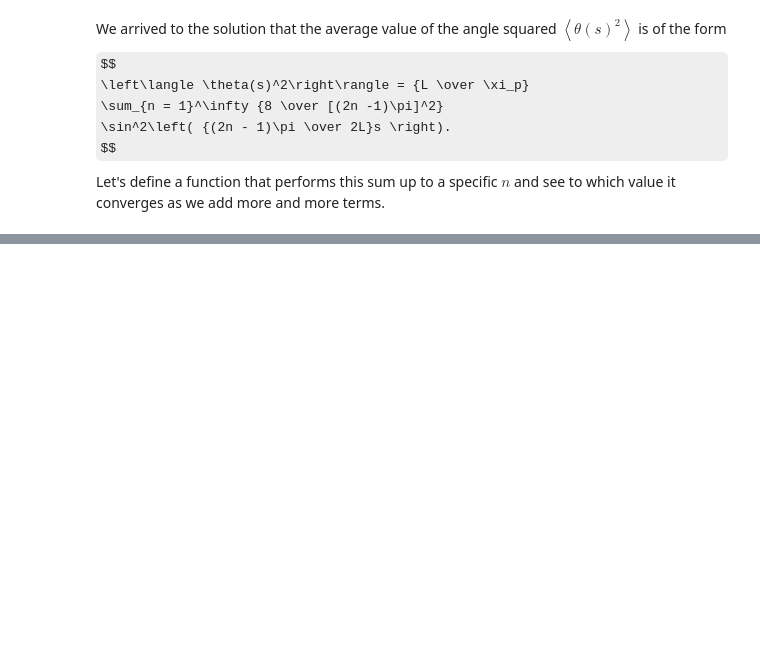
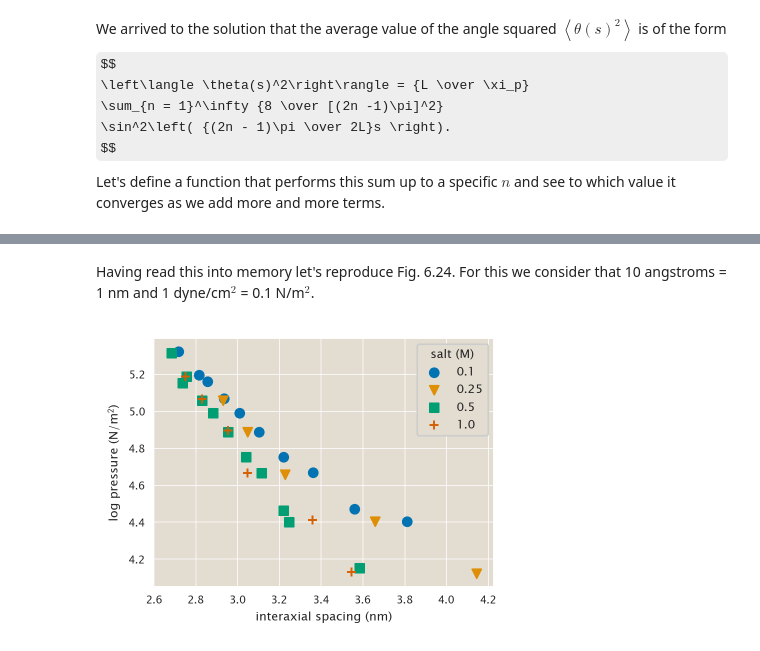
Before and after one commit to mrazomej/pboc, a Jupyter notebook: src/chapter_10.ipynb, the cells around one changed output, grey strips where cells are left out. Drawn from its saved outputs; the diff is of its cells as text; code cells hidden in the pictures; some formulas as TeX source; blank space fills up the shorter version.

```diff
--- a/src/chapter_10.ipynb
+++ b/src/chapter_10.ipynb
@@ -37,6 +38,8 @@ figdir = '../fig/'
 # %%
 # Set plotting style
 pstyle.set_plotting_style()
+# Set dpi for inline figures
+mpl.rcParams['figure.dpi'] = 110
 # %% [markdown]
 ## 10.1 D Persistence length and Fourier analysis
 # %% [markdown]
@@ -102,0 +140,5 @@ plt.savefig(figdir + 'problem_10_01_04.png', bbox_inches='tight',
+# %%
+# Read data into memory
+df = pd.read_excel('../data/fig6.24.xls', sheet_name='tidy')
+
+df.head()
@@ -102,0 +152,26 @@ plt.savefig(figdir + 'problem_10_01_04.png', bbox_inches='tight',
+# %% [markdown]
+Having read this into memory let's reproduce Fig. 6.24. For this we consider that 10 angstroms = 1 nm and 1 dyne/cm$^2$ = 0.1 N/m$^2$.
+# %%
+# Add column with log pressure in N/m^2
+df['log_pressure_N_m2'] = np.log(np.exp(df.log_pressure_dyne_cm2) * 0.1)
+
+# group data by salt concentration
+df_group = df.groupby('salt_M')
+
+# Define list of markers
+markers = ['o', 'v', 's', '+']
+
+# Loop through concentrations to plot data
+for i, (group, data) in enumerate(df_group):
+    plt.scatter(data.spacing_angstroms / 10,
+                data.log_pressure_N_m2,
+                label=group, marker=markers[i])
+
+# Label axis
+plt.xlabel('interaxial spacing (nm)')
+plt.ylabel('log pressure (N/m$^2$)')
+
+# Add legend
+_ = plt.legend(title='salt (M)')
+# %% [output]
+[figure, added]
```
Also changed, not shown: parts of 14 cells of this notebook.
